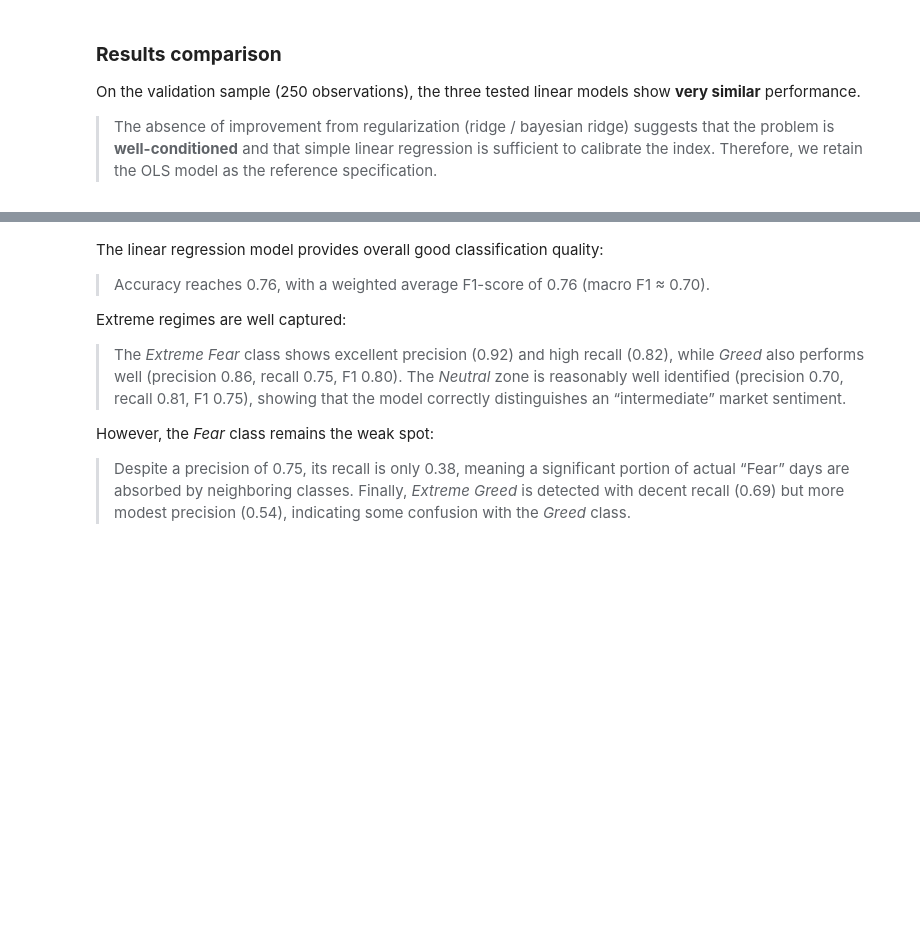
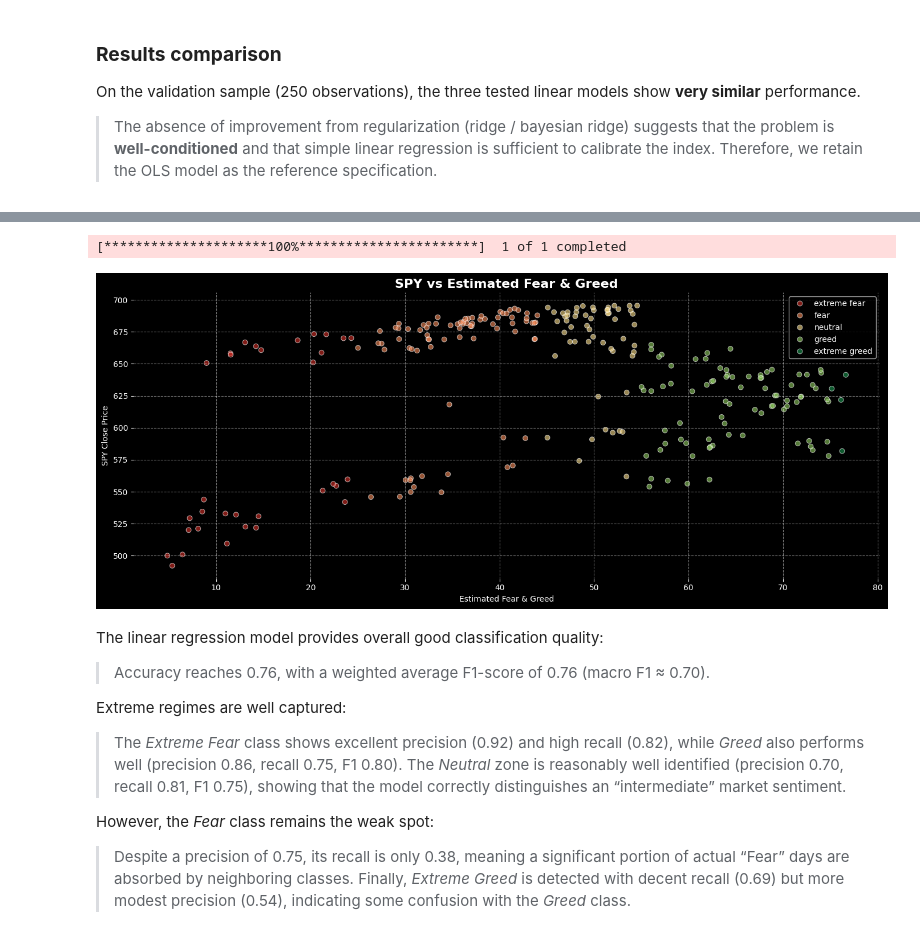
Before and after one commit to aurvl/FGIndexEstimator, a Jupyter notebook: estimator.ipynb, the cells around one changed output, grey strips where cells are left out. Cells and saved outputs as stored; diff of their text form; code cells hidden in the pictures; blank space fills up the shorter version.

```diff
--- a/estimator.ipynb
+++ b/estimator.ipynb
@@ -1363,2 +1442,42 @@ Extreme Greed       0.54      0.69      0.60        42
+# %%
+# SPY
+spy = yf.download("SPY", start=fg_prd.index.min(), end=fg_prd.index.max())
+spy.columns = spy.columns.droplevel(1)
+spy = spy["Close"].copy()
+
+scat_dta = pd.DataFrame({
+    "sentiment": fg_prd['estimated_sentiment'],
+    "Estimated Fear&Greed (lr)": fg_prd["Estimated Fear&Greed (lr)"],
+    "SPY": spy,
+}).dropna()
+
+plt.figure(figsize=(14, 6))
+
+sns.scatterplot(
+    data=scat_dta,
+    x="Estimated Fear&Greed (lr)",
+    y="SPY",
+    hue="sentiment",
+    hue_order=[k for k in RATING_COLORS if k in scat_dta["sentiment"].unique()],
+    palette=RATING_COLORS,
+    alpha=0.6,
+    edgecolor="white",
+    linewidth=0.8,
+    s=40,
+    legend="full",
+)
+plt.title("SPY vs Estimated Fear & Greed", fontsize=16, weight='bold')
+plt.xlabel("Estimated Fear & Greed")
+plt.ylabel("SPY Close Price")
+plt.grid(alpha=0.5, linestyle="--")
+for sp in plt.gca().spines.values():
+    sp.set_visible(False)
+plt.legend()
+plt.tight_layout()
+plt.savefig("img/spy_vs_calibrated_fg.png", dpi=300, bbox_inches='tight')
+plt.show()
+# %% [output]
+[*********************100%***********************]  1 of 1 completed
+[figure, added]
 # %%
 import pickle
```
Also changed, not shown: parts of 23 cells of this notebook, 41 other files.
